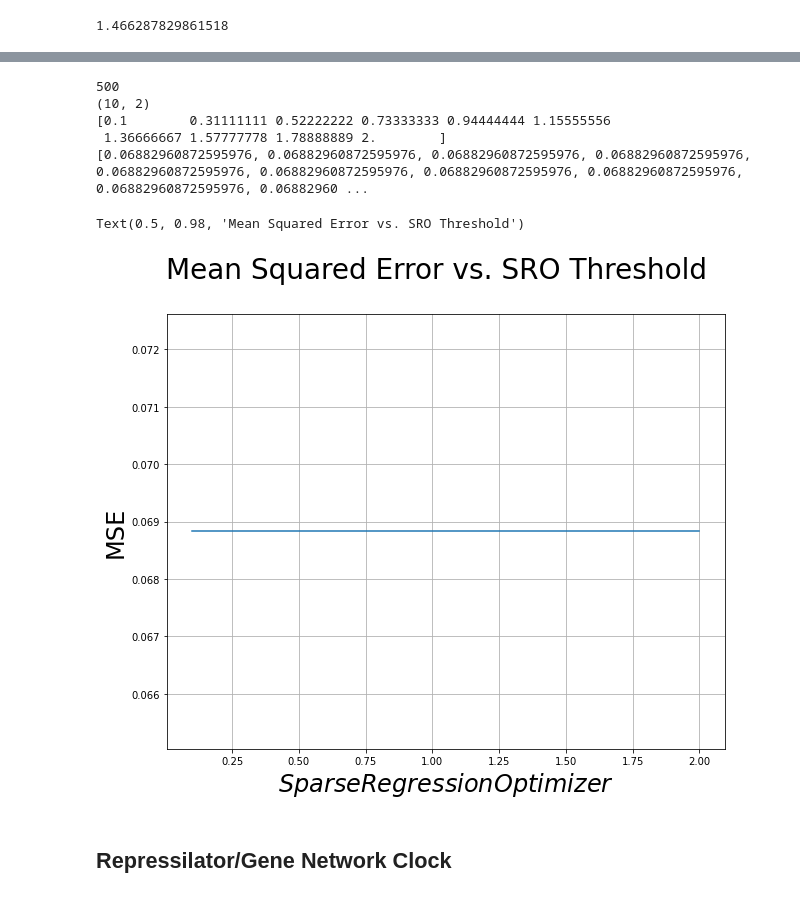
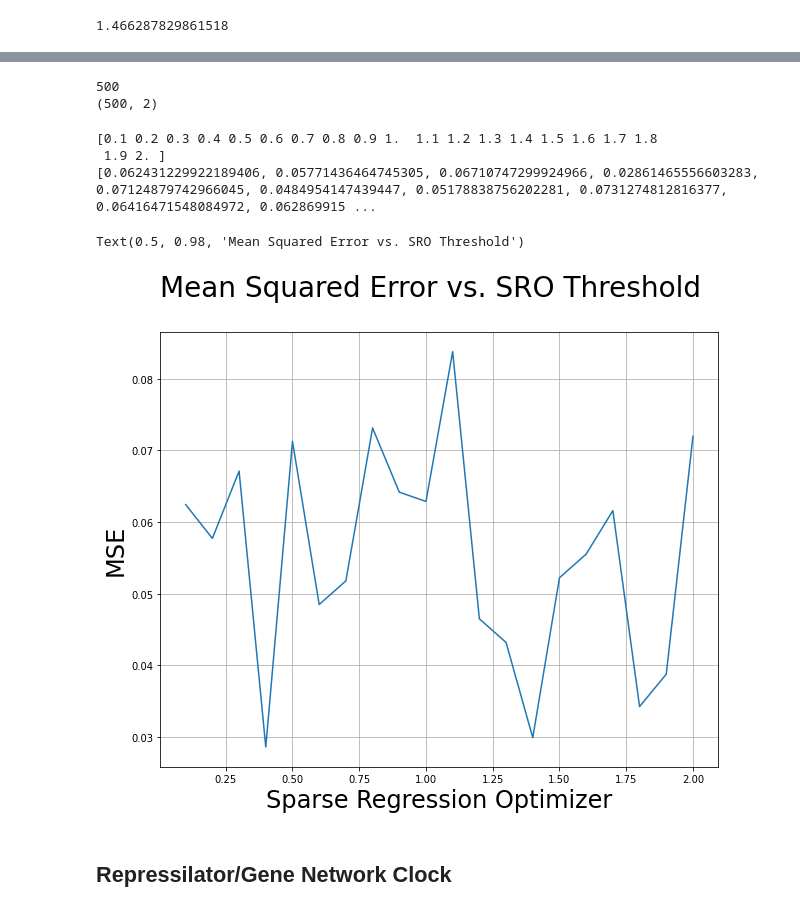
Before and after one commit to ainsleylaiuw/ISB-Hadlock-Lai, a Jupyter notebook: Ex_System.ipynb, the cells around one changed output, grey strips where cells are left out. Cells and saved outputs as stored; diff of their text form; code cells hidden in the pictures.

```diff
--- a/Ex_System.ipynb
+++ b/Ex_System.ipynb
@@ -242,7 +239,8 @@ for i in range(n_of_ic):
 print(len(netswitch_train_multi))
 print(netswitch_train_multi[0].shape)
 # may need to use np.zeros
-rsme = np.root(np.square(np.subtract(netswitch_train_multi, 0)).mean())
+rmse = np.sqrt(np.square(netswitch_train_multi).sum()) / (len(tvals) * feature_count)
+print(f"RMSE = {rmse}")
 # train models
 for j in range(len(sigma_list)):
     sigma = np.zeros((feature_count, feature_count))
@@ -256,7 +254,8 @@ for j in range(len(sigma_list)):
     for k in range(n_of_ic):
         netswitch_sim = model.simulate(netswitch_x0s[k], t=tvals, integrator="odeint")
         simulations.append(netswitch_sim)
-    MSE = np.square(np.subtract(netswitch_train_multi, simulations)).mean()
+    #MSE = np.square(np.subtract(netswitch_train_multi, simulations)).mean()
+    MSE = np.square(np.subtract(netswitch_train_multi, simulations)).sum() / (len(tvals) * feature_count)
     MSE_list.append(MSE)
 print(sigma_list)
 print(MSE_list)
@@ -276,13 +283,13 @@ T = 50
 dt = 0.01
 trange = np.array([0, T])
 #tvals = np.arange(0, T + dt, dt)
-tvals = np.linspace(0, T, 10)
+tvals = np.linspace(0, T, 500)
 n_of_ic = 500
 feature_count = 2
 fig, axs = plt.subplots(figsize=(10,8))
 netswitch_x0s = (np.random.rand(n_of_ic, feature_count) * 5 - np.random.rand(n_of_ic, feature_count))
 #sigma = 0.01
-threshold_list = np.linspace(0.1, 2, 10)
+threshold_list = np.linspace(0.1, 2, 20)
 mu = np.zeros(feature_count)
 
 MSE_list = []
@@ -296,39 +303,39 @@ for i in range(n_of_ic):
     netswitch_train_multi.append(netswitch_train_temp)
 print(len(netswitch_train_multi))
 print(netswitch_train_multi[0].shape)
 sigma = np.zeros((feature_count, feature_count))
 sigmaVal = 0.2
 np.fill_diagonal(sigma, sigmaVal)
 # figure out sigma threshold with rmse for prev. cell
 # train models
 for j in range(len(threshold_list)):
     sparse_regression_optimizer = ps.STLSQ(threshold=threshold_list[j])
     model = ps.SINDy(feature_names=['u', 'v'], optimizer=sparse_regression_optimizer, feature_library=netswitch_library)
     noise = np.random.multivariate_normal(mu, sigma**2, (n_of_ic, len(tvals)))
     model.fit(list(netswitch_train_multi + noise), t=dt, multiple_trajectories=True)
     simulations = []
     # create simulations list to hold simulated data for corresponding IC
     for k in range(n_of_ic):
         netswitch_sim = model.simulate(netswitch_x0s[k], t=tvals, integrator="odeint")
         simulations.append(netswitch_sim)
     MSE = np.square(np.subtract(netswitch_train_multi, simulations)).mean()
     MSE_list.append(MSE)
 print(threshold_list)
 print(MSE_list)
 axs.plot(threshold_list, MSE_list)
 axs.set(xlabel="Sparse Regression Optimizer", ylabel="MSE")
 plt.grid(True)
 plt.xlabel("Sparse Regression Optimizer", fontsize=24)
 plt.ylabel("MSE", fontsize=24)
 fig.suptitle('Mean Squared Error vs. SRO Threshold', fontsize=28)
 # %% [output]
 500
-(10, 2)
-[0.1        0.31111111 0.52222222 0.73333333 0.94444444 1.15555556
- 1.36666667 1.57777778 1.78888889 2.        ]
-[0.06882960872595976, 0.06882960872595976, 0.06882960872595976, 0.06882960872595976, 0.06882960872595976, 0.06882960872595976, 0.06882960872595976, 0.06882960872595976, 0.06882960872595976, 0.06882960 ...
+(500, 2)
-Text(0.5, 0.98, 'Mean Squared Error vs. SRO Threshold')
+[0.1 0.2 0.3 0.4 0.5 0.6 0.7 0.8 0.9 1.  1.1 1.2 1.3 1.4 1.5 1.6 1.7 1.8
+ 1.9 2. ]
+[0.062431229922189406, 0.05771436464745305, 0.06710747299924966, 0.02861465556603283, 0.07124879742966045, 0.0484954147439447, 0.05178838756202281, 0.0731274812816377, 0.06416471548084972, 0.062869915 ...
+Text(0.5, 0.98, 'Mean Squared Error vs. SRO Threshold')
-[figure, old version]
+[figure, new version]
 # %% [markdown]
 ## Repressilator/Gene Network Clock
 # %%
```
Also changed, not shown: parts of 5 cells of this notebook.
